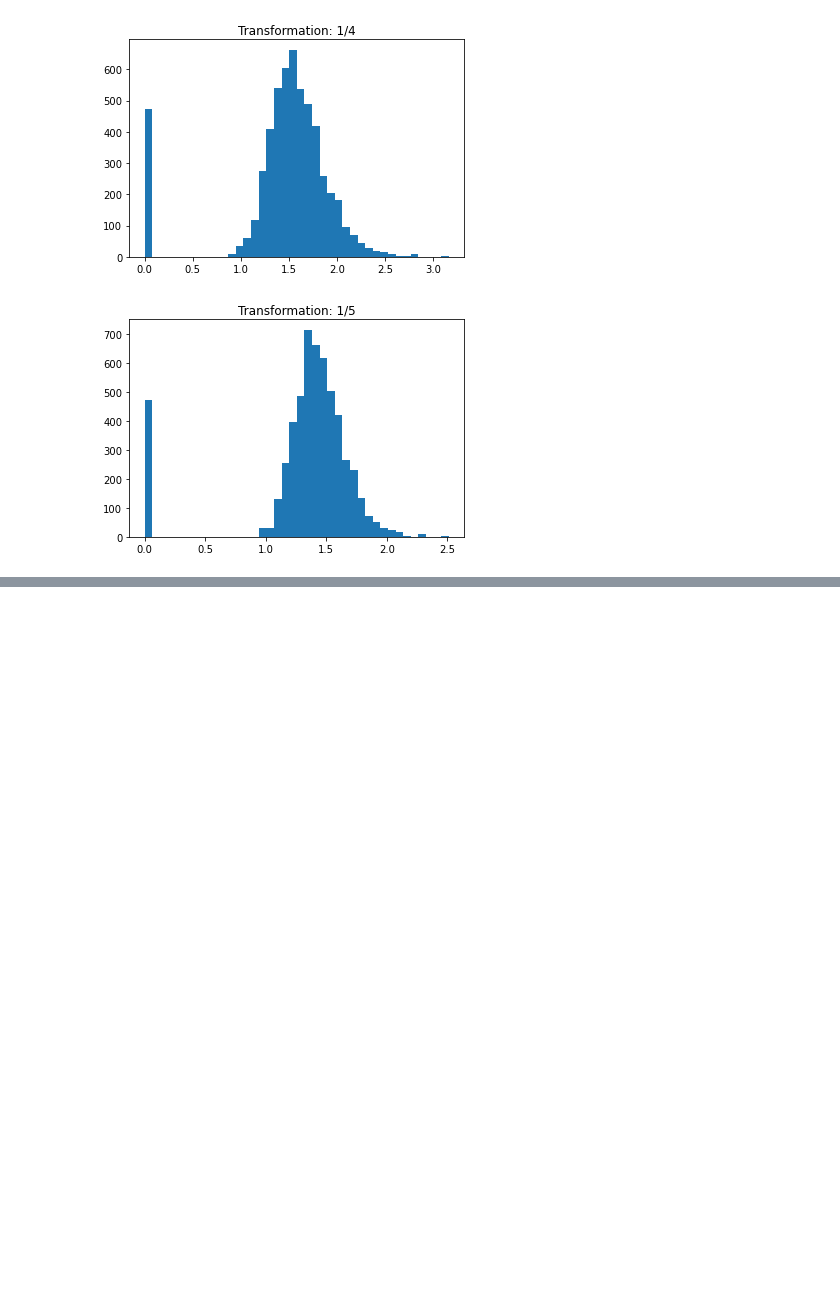
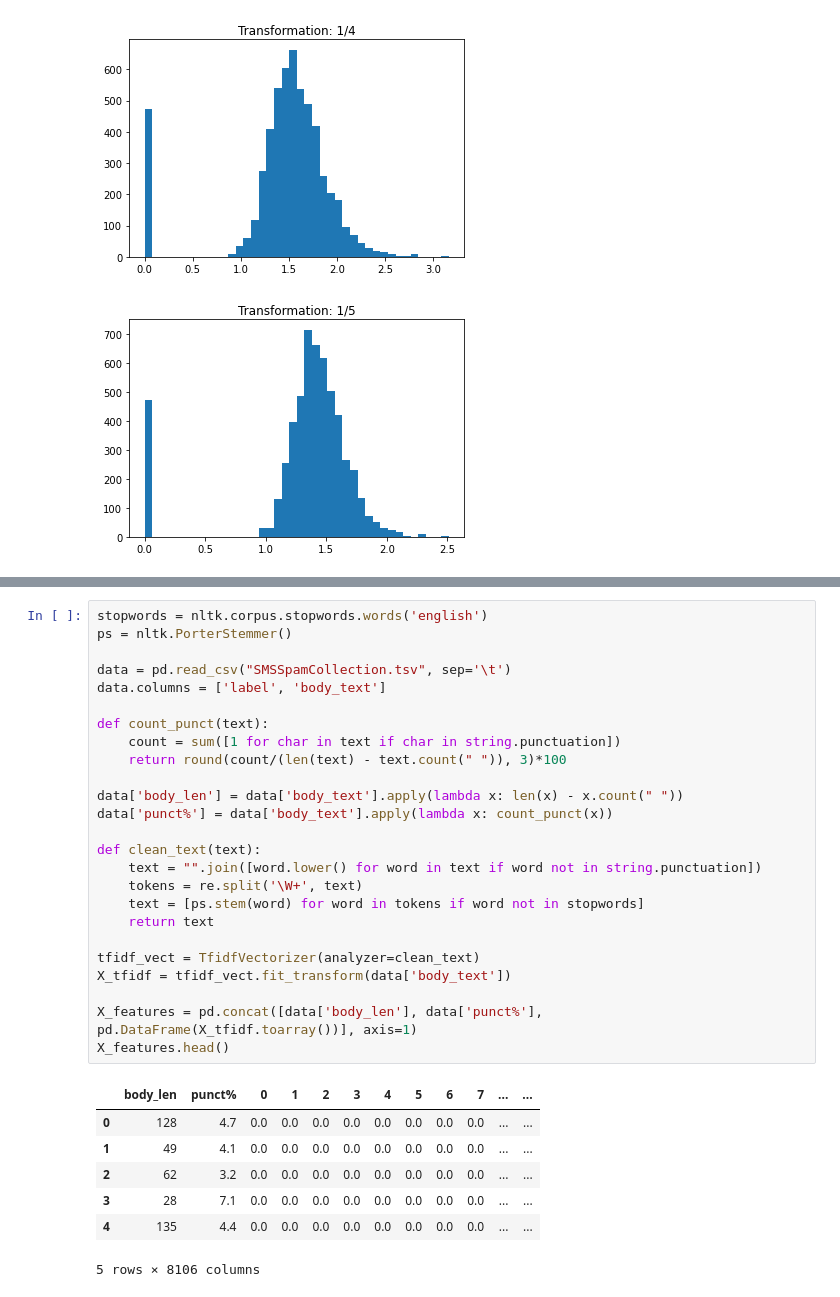
Before and after one commit to allaccountstaken/nlp_with_nltk, a Jupyter notebook: nlp_pipeline.ipynb, the cells around one changed output, grey strips where cells are left out. Drawn from its saved outputs; the diff is of its cells as text; blank space fills up the shorter version.

```diff
--- a/nlp_pipeline.ipynb
+++ b/nlp_pipeline.ipynb
@@ -850,0 +866,33 @@ for i in [1, 2, 3, 4, 5]:
+# %%
+stopwords = nltk.corpus.stopwords.words('english')
+ps = nltk.PorterStemmer()
+
+data = pd.read_csv("SMSSpamCollection.tsv", sep='\t')
+data.columns = ['label', 'body_text']
+
+def count_punct(text):
+    count = sum([1 for char in text if char in string.punctuation])
+    return round(count/(len(text) - text.count(" ")), 3)*100
+
+data['body_len'] = data['body_text'].apply(lambda x: len(x) - x.count(" "))
+data['punct%'] = data['body_text'].apply(lambda x: count_punct(x))
+
+def clean_text(text):
+    text = "".join([word.lower() for word in text if word not in string.punctuation])
+    tokens = re.split('\W+', text)
+    text = [ps.stem(word) for word in tokens if word not in stopwords]
+    return text
+
+tfidf_vect = TfidfVectorizer(analyzer=clean_text)
+X_tfidf = tfidf_vect.fit_transform(data['body_text'])
+
+X_features = pd.concat([data['body_len'], data['punct%'], pd.DataFrame(X_tfidf.toarray())], axis=1)
+X_features.head()
+# %% [output]
+|  | body_len | punct% | 0 | 1 | 2 | 3 | 4 | 5 | 6 | 7 | ... | ... |
+| 0 | 128 | 4.7 | 0.0 | 0.0 | 0.0 | 0.0 | 0.0 | 0.0 | 0.0 | 0.0 | ... | ... |
+| 1 | 49 | 4.1 | 0.0 | 0.0 | 0.0 | 0.0 | 0.0 | 0.0 | 0.0 | 0.0 | ... | ... |
+| 2 | 62 | 3.2 | 0.0 | 0.0 | 0.0 | 0.0 | 0.0 | 0.0 | 0.0 | 0.0 | ... | ... |
+| 3 | 28 | 7.1 | 0.0 | 0.0 | 0.0 | 0.0 | 0.0 | 0.0 | 0.0 | 0.0 | ... | ... |
+| 4 | 135 | 4.4 | 0.0 | 0.0 | 0.0 | 0.0 | 0.0 | 0.0 | 0.0 | 0.0 | ... | ... |
+5 rows × 8106 columns
```
Also changed, not shown: parts of 3 cells of this notebook, 1 other file.
